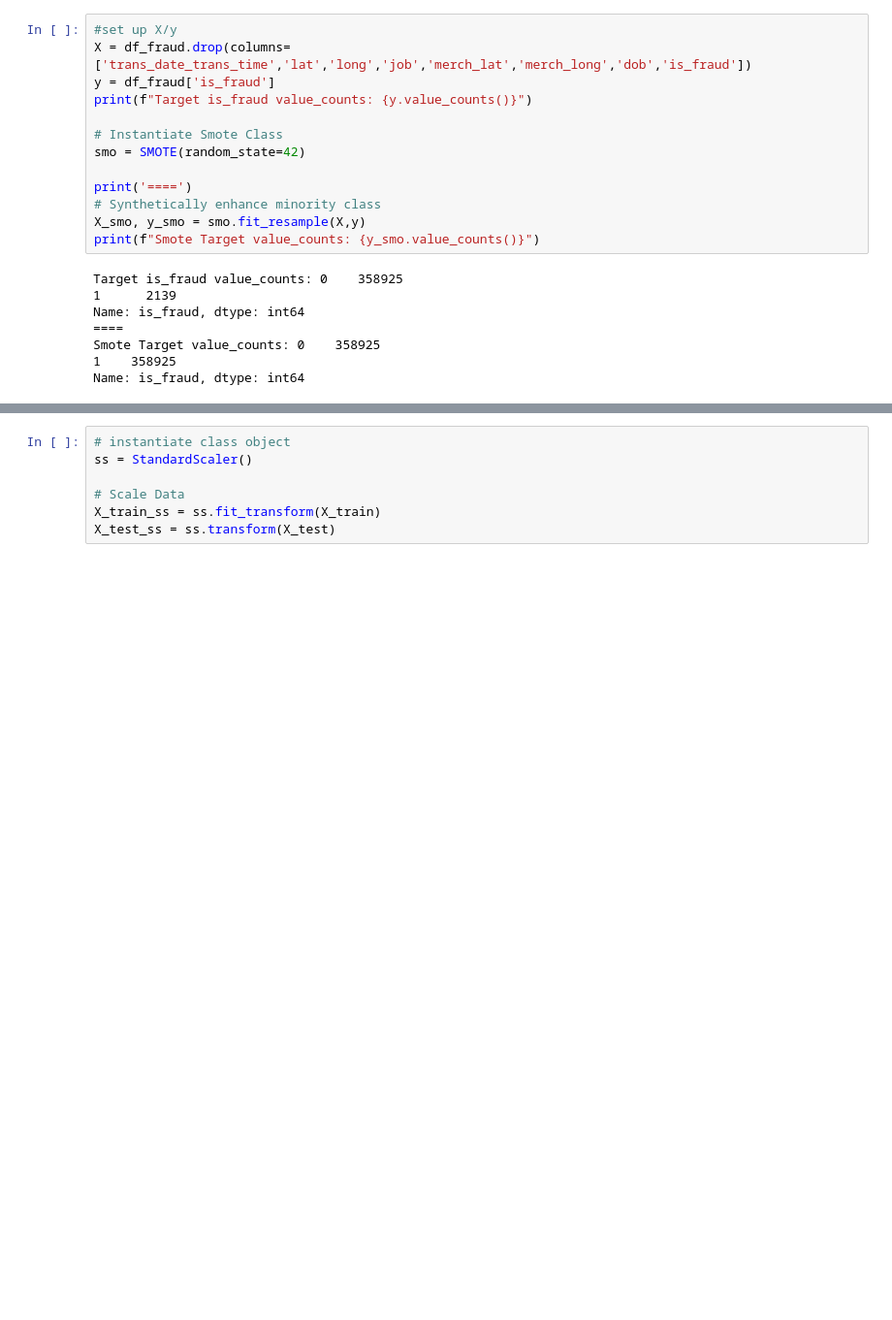
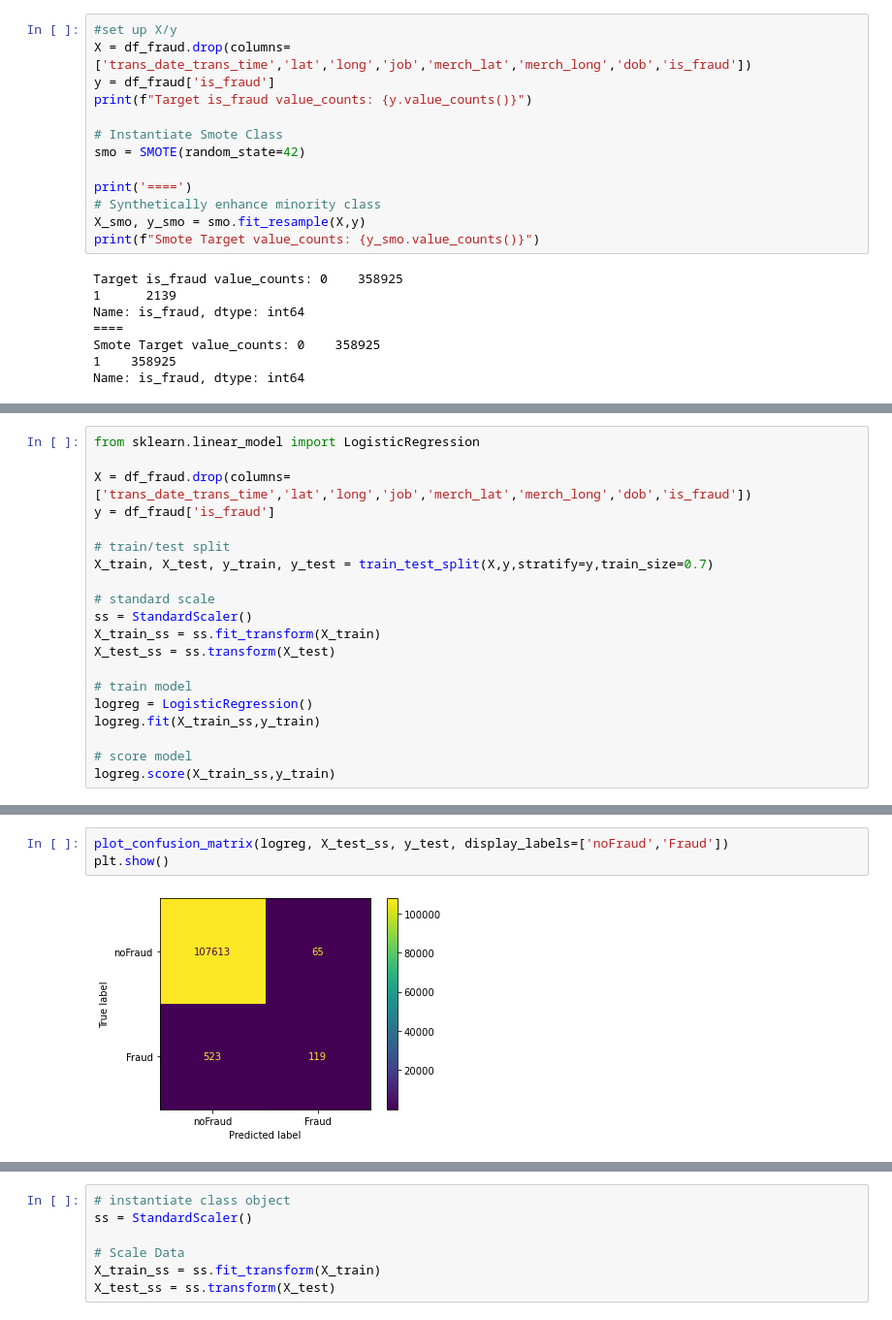
Before and after one commit to 123CarlosRivera/Fraud-Project, a Jupyter notebook: Code/final_model.ipynb, the cells around one changed output, grey strips where cells are left out. Shown at 97% size. Drawn from its saved outputs; the diff is of its cells as text; blank space fills up the shorter version.

Commit message:
pushing project changes to modeling and app

```diff
--- a/Code/final_model.ipynb
+++ b/Code/final_model.ipynb
@@ -97,0 +94,20 @@ ERROR! Session/line number was not unique in database. History logging moved to
+# %%
+from sklearn.linear_model import LogisticRegression
+
+X = df_fraud.drop(columns=['trans_date_trans_time','lat','long','job','merch_lat','merch_long','dob','is_fraud'])
+y = df_fraud['is_fraud']
+
+# train/test split
+X_train, X_test, y_train, y_test = train_test_split(X,y,stratify=y,train_size=0.7)
+
+# standard scale
+ss = StandardScaler()
+X_train_ss = ss.fit_transform(X_train)
+X_test_ss = ss.transform(X_test)
+
+# train model
+logreg = LogisticRegression()
+logreg.fit(X_train_ss,y_train)
+
+# score model
+logreg.score(X_train_ss,y_train)
@@ -97,0 +123,5 @@ ERROR! Session/line number was not unique in database. History logging moved to
+# %%
+plot_confusion_matrix(logreg, X_test_ss, y_test, display_labels=['noFraud','Fraud'])
+plt.show()
+# %% [output]
+[figure, added]
```
Also changed, not shown: parts of 8 cells of this notebook, 5 other files.
